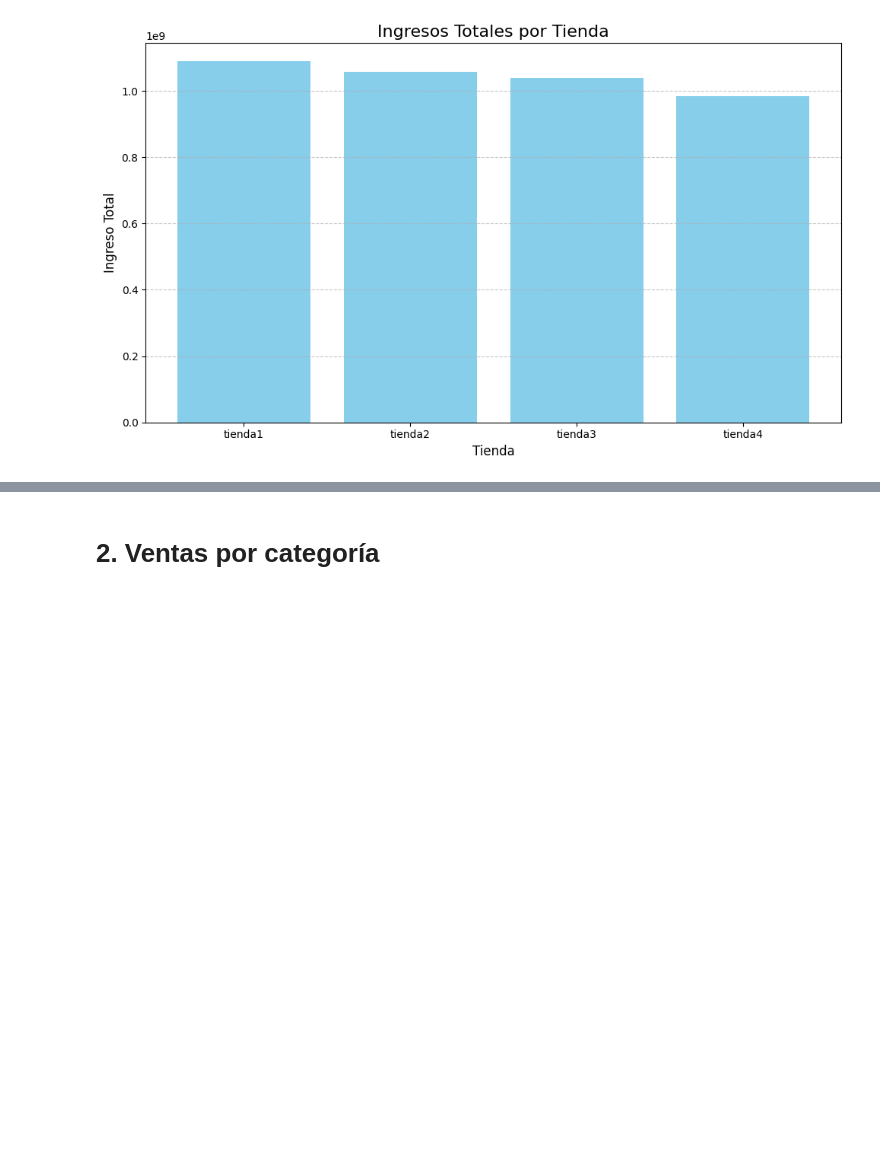
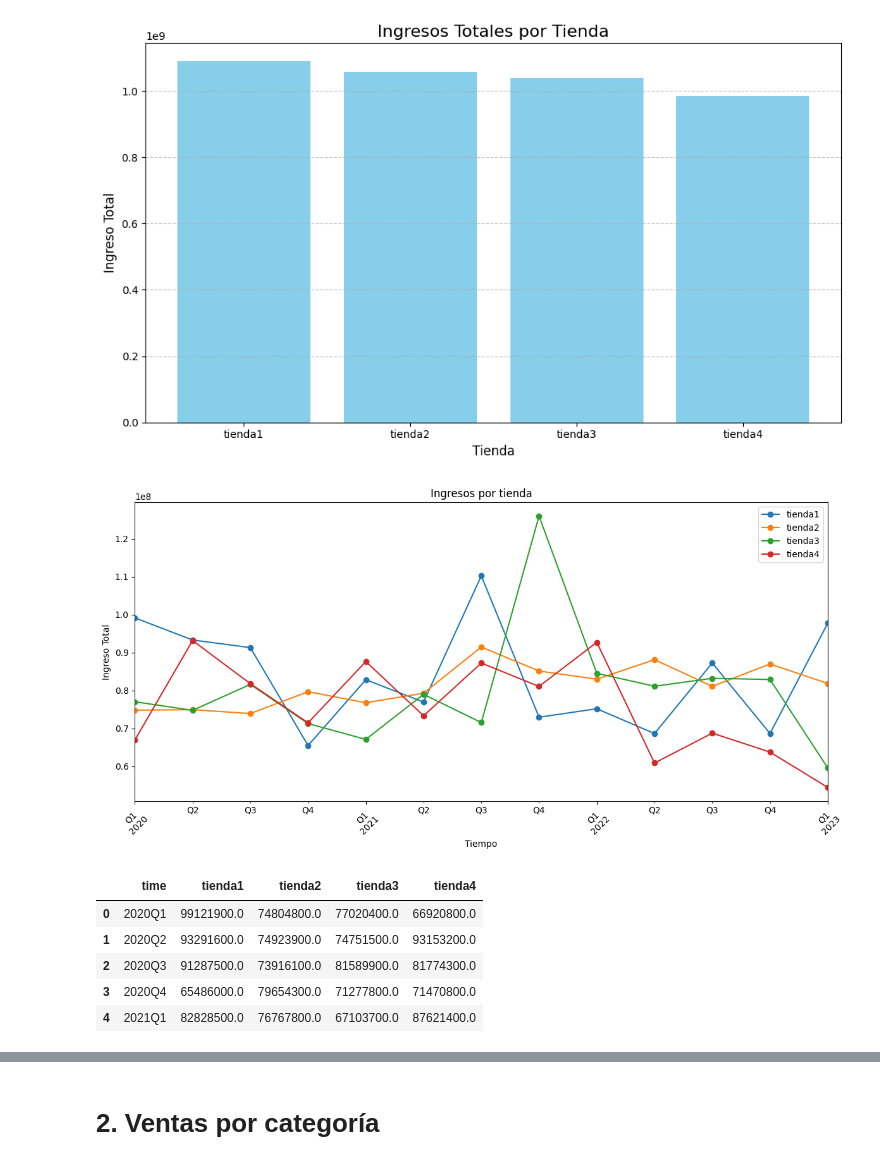
Before and after one commit to JCSR2022/challenge1-data-science-Alura, a Jupyter notebook: AluraStoreLatam.ipynb, the cells around one changed output, grey strips where cells are left out. Cells and saved outputs as stored; diff of their text form; code cells hidden in the pictures; blank space fills up the shorter version.

```diff
--- a/AluraStoreLatam.ipynb
+++ b/AluraStoreLatam.ipynb
@@ -437,3 +436,75 @@ La  tienda2 tiene un total de ventas de 1056858400.0
 La  tienda3 tiene un total de ventas de 1039503000.0
 La  tienda4 tiene un total de ventas de 983058300.0
 [figure]
+# %%
+def ingresos_por_tienda_y_tiempo(all_data,periodo="M"):
+  """
+    Devuelve df con ingresos por tienda por el periodo.
+    D calendar day frequency
+    W weekly frequency
+    M monthly frequency
+    Q quarterly frequency
+    Y yearly frequency
+  """
+  df_ingresos = None
+
+  for tienda, df in all_data.items():
+    df = df.copy()
+    df["Ingreso Total"] = df["Precio"] - df["Costo de envío"]
+    df["time"] = df["Fecha de Compra"].dt.to_period(periodo)
+
+    # Agrupar por mes
+    df_ingreso_tienda = (
+        df.groupby("time")["Ingreso Total"]
+        .sum()
+        .to_frame(name=tienda)
+        .reset_index()
+    )
+
+    # Merge acumulativo
+    if df_ingresos is None:
+        df_ingresos = df_ingreso_tienda
+    else:
+        df_ingresos = df_ingresos.merge(df_ingreso_tienda, on="time", how="outer")
+
+    #Ordenar los meses
+    df_ingresos = df_ingresos.sort_values("time").reset_index(drop=True)
+
+  return df_ingresos
+
+
+def plot_ingresos_por_tienda_tiempo(df):
+    df = df.copy()
+
+    # Convertir period, example Period[M] → Timestamp (necesario para plot)
+    df["time"] = df["time"].dt.to_timestamp()
+
+    # Plot automático de TODAS las columnas excepto "mes"
+    df.plot(
+        x="time",
+        y=df.columns.drop("time"),
+        figsize=(12, 6),
+        marker="o"
+    )
+
+    plt.title("Ingresos por tienda")
+    plt.xlabel("Tiempo")
+    plt.ylabel("Ingreso Total")
+    plt.xticks(rotation=45)
+    plt.tight_layout()
+    plt.show()
+
+
+
+df_ingresos_mes = ingresos_por_tienda_y_tiempo(all_data,"Q")
+plot_ingresos_por_tienda_tiempo(df_ingresos_mes)
+
+df_ingresos_mes.head()
+# %% [output]
+[figure, added]
+|  | time | tienda1 | tienda2 | tienda3 | tienda4 |
+| 0 | 2020Q1 | 99121900.0 | 74804800.0 | 77020400.0 | 66920800.0 |
+| 1 | 2020Q2 | 93291600.0 | 74923900.0 | 74751500.0 | 93153200.0 |
+| 2 | 2020Q3 | 91287500.0 | 73916100.0 | 81589900.0 | 81774300.0 |
+| 3 | 2020Q4 | 65486000.0 | 79654300.0 | 71277800.0 | 71470800.0 |
+| 4 | 2021Q1 | 82828500.0 | 76767800.0 | 67103700.0 | 87621400.0 |
```
Also changed, not shown: parts of 5 cells of this notebook.
